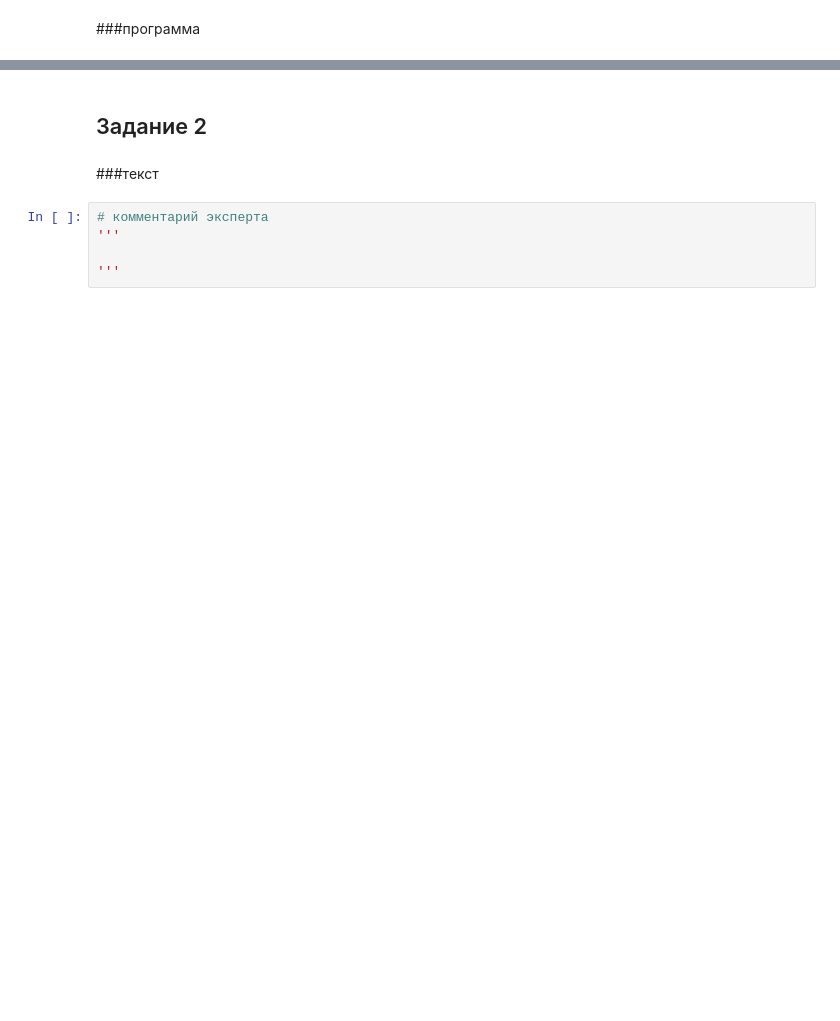
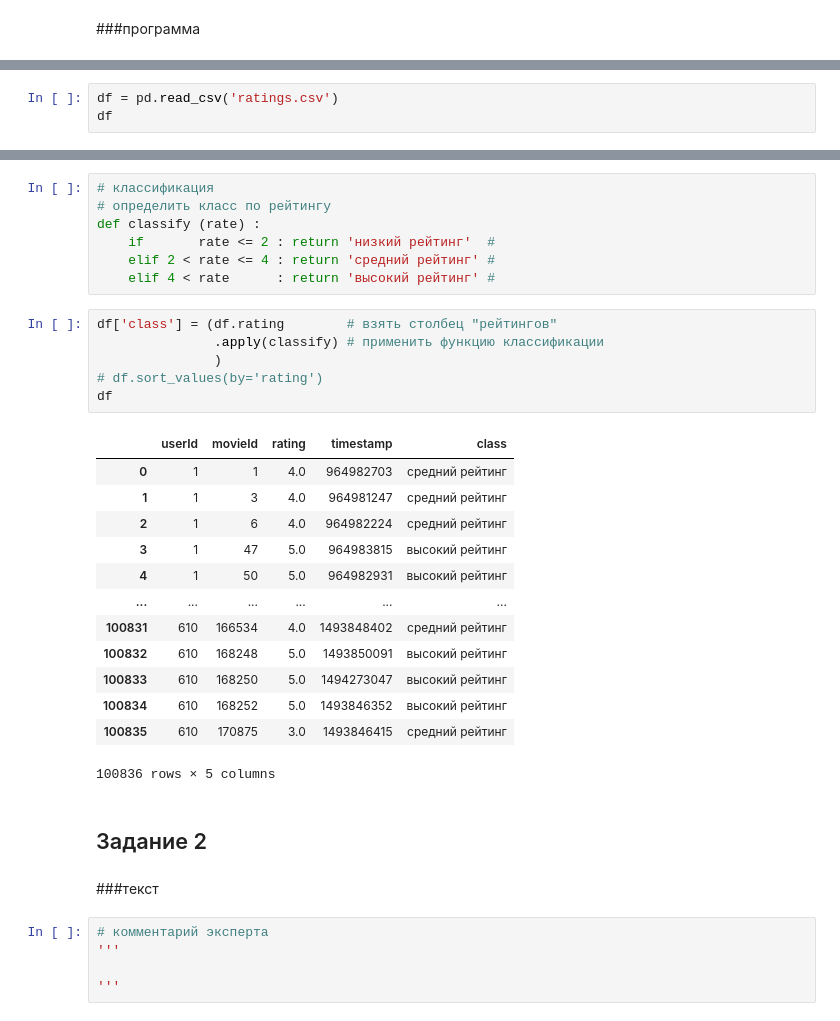
Before and after one commit to sky16k/pyda, a Jupyter notebook: PYDA11_PanDas_groupby_HW.ipynb, the cells around one changed output, grey strips where cells are left out. Drawn from its saved outputs; the diff is of its cells as text; blank space fills up the shorter version.

```diff
--- a/PYDA11_PanDas_groupby_HW.ipynb
+++ b/PYDA11_PanDas_groupby_HW.ipynb
@@ -87,0 +94,3 @@ import
+# %%
+df = pd.read_csv('ratings.csv')
+df
@@ -88,3 +111,30 @@ import
+# %%
+# классификация
+# определить класс по рейтингу
+def classify (rate) :
+    if       rate <= 2 : return 'низкий рейтинг'  #
+    elif 2 < rate <= 4 : return 'средний рейтинг' #
+    elif 4 < rate      : return 'высокий рейтинг' #
+# %%
+df['class'] = (df.rating        # взять столбец "рейтингов"
+               .apply(classify) # применить функцию классификации
+               )
+# df.sort_values(by='rating')
+df
+# %% [output]
+|  | userId | movieId | rating | timestamp | class |
+| 0 | 1 | 1 | 4.0 | 964982703 | средний рейтинг |
+| 1 | 1 | 3 | 4.0 | 964981247 | средний рейтинг |
+| 2 | 1 | 6 | 4.0 | 964982224 | средний рейтинг |
+| 3 | 1 | 47 | 5.0 | 964983815 | высокий рейтинг |
+| 4 | 1 | 50 | 5.0 | 964982931 | высокий рейтинг |
+| ... | ... | ... | ... | ... | ... |
+| 100831 | 610 | 166534 | 4.0 | 1493848402 | средний рейтинг |
+| 100832 | 610 | 168248 | 5.0 | 1493850091 | высокий рейтинг |
+| 100833 | 610 | 168250 | 5.0 | 1494273047 | высокий рейтинг |
+| 100834 | 610 | 168252 | 5.0 | 1493846352 | высокий рейтинг |
+| 100835 | 610 | 170875 | 3.0 | 1493846415 | средний рейтинг |
+100836 rows × 5 columns
 # %% [markdown]
 ## Задание 2
 # %% [markdown]
```
Also changed, not shown: parts of 91 cells of this notebook.
